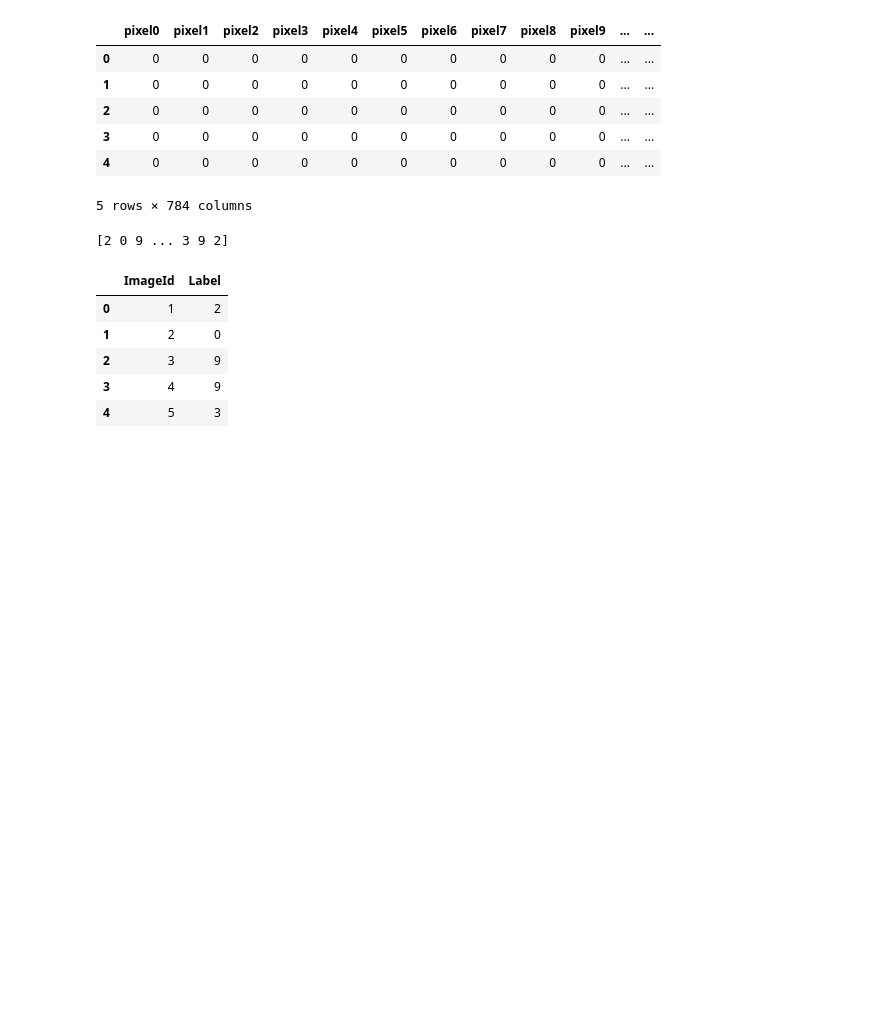
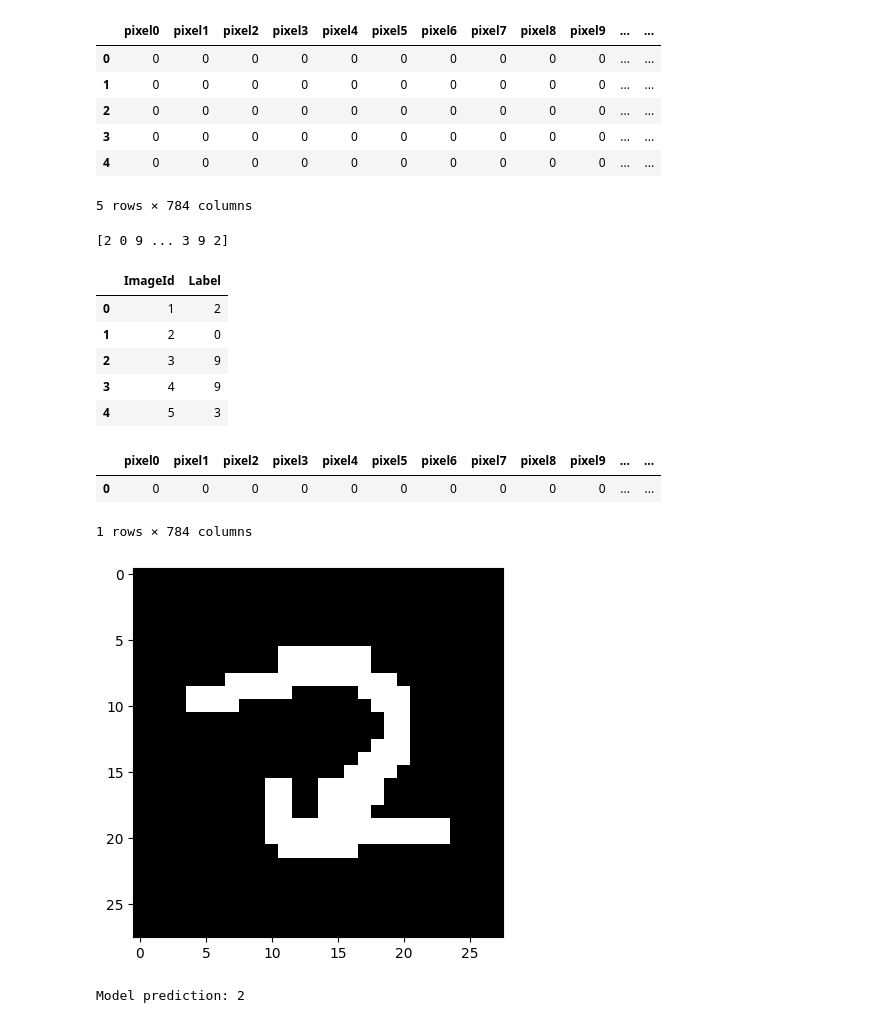
Before and after one commit to namberino/digitizer, a Jupyter notebook: digitizer.ipynb, the cells around one changed output. Drawn from its saved outputs; the diff is of its cells as text; code cells hidden in the pictures; blank space fills up the shorter version.

Commit message:
Add test image draw by me

```diff
--- a/digitizer.ipynb
+++ b/digitizer.ipynb
@@ -259,3 +259,28 @@ df.head()
 | 2 | 3 | 9 |
 | 3 | 4 | 9 |
 | 4 | 5 | 3 |
+# %%
+test_pic = pd.read_csv("dataset/test_pic.csv")
+test_pic.head()
+# %% [output]
+|  | pixel0 | pixel1 | pixel2 | pixel3 | pixel4 | pixel5 | pixel6 | pixel7 | pixel8 | pixel9 | ... | ... |
+| 0 | 0 | 0 | 0 | 0 | 0 | 0 | 0 | 0 | 0 | 0 | ... | ... |
+1 rows × 784 columns
+# %%
+test_pic = np.array(test_pic)
+test_pic = test_pic.T
+test_pic = test_pic / 255.
+# %%
+current_pic = test_pic[:, 0, None]
+
+current_pic = current_pic.reshape((28, 28)) * 255
+plt.gray()
+plt.imshow(current_pic, interpolation='nearest')
+plt.show()
+# %% [output]
+[figure, added]
+# %%
+prediction = make_predictions(test_pic[:, 0, None], w1, b1, w2, b2, w3, b3)
+print("Model prediction:", prediction[0])
+# %% [output]
+Model prediction: 2
```
Also changed, not shown: 1 other file.
